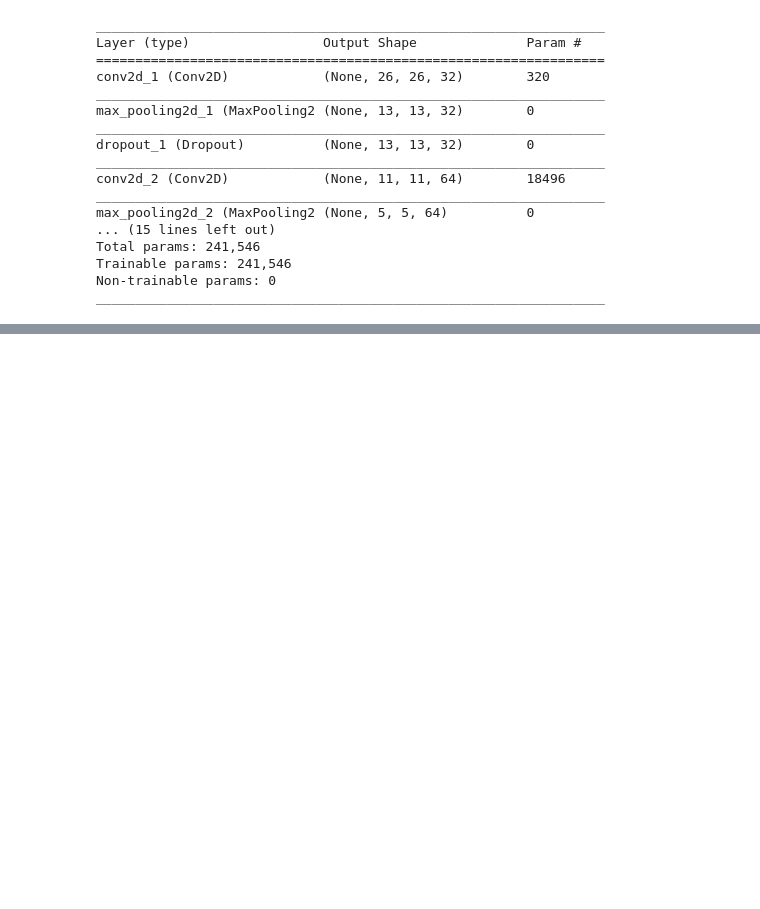
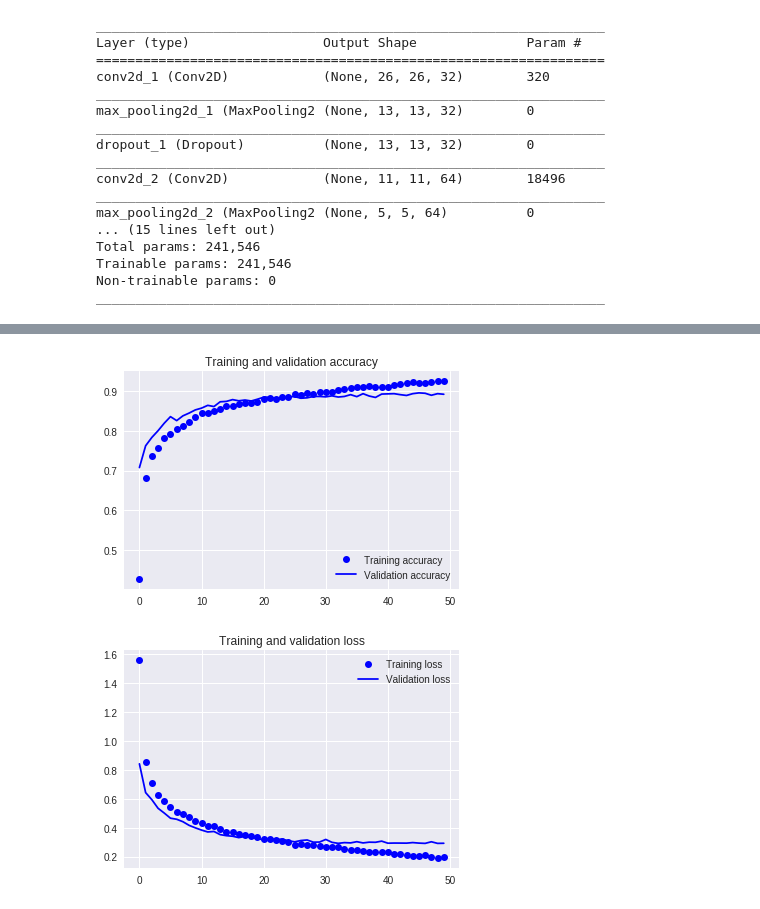
Before and after one commit to ronnieejha/Kaggle_Noteboks, a Jupyter notebook: Fashion_Mnist/fashion_mnist.ipynb, the cells around one changed output, grey strips where cells are left out. Saved outputs shown, nothing was run; the diff lists cells and outputs as text; code cells hidden in the pictures; blank space fills up the shorter version.

```diff
--- a/Fashion_Mnist/fashion_mnist.ipynb
+++ b/Fashion_Mnist/fashion_mnist.ipynb
@@ -1,3 +1,25 @@
+# %%
+
+
+# 1. Authenticate and create the PyDrive client.
+auth.authenticate_user()
+gauth = GoogleAuth()
+gauth.credentials = GoogleCredentials.get_application_default()
+drive = GoogleDrive(gauth)
+
+#2. Get the file
+downloaded = drive.CreateFile({'id':''}) # replace the id with id of file you want to access
+downloaded.GetContentFile('fashion-mnist_test.csv')
+
+#3. Read file as panda dataframe
+import pandas as pd
+data_train = pd.read_csv('fashion-mnist_test.csv')
+
+downloaded = drive.CreateFile({'id':''}) # replace the id with id of file you want to access
+downloaded.GetContentFile('fashion-mnist_test.csv')
+
+
+data_test = pd.read_csv('fashion-mnist_train.csv')
 # %%
 # This Python 3 environment comes with many helpful analytics libraries installed
 # It is defined by the kaggle/python docker image: https://github.com/kaggle/docker-python
@@ -126,0 +160,21 @@ KeyboardInterrupt:
+# %%
+import matplotlib.pyplot as plt
+%matplotlib inline
+accuracy = history.history['acc']
+val_accuracy = history.history['val_acc']
+loss = history.history['loss']
+val_loss = history.history['val_loss']
+epochs = range(len(accuracy))
+plt.plot(epochs, accuracy, 'bo', label='Training accuracy')
+plt.plot(epochs, val_accuracy, 'b', label='Validation accuracy')
+plt.title('Training and validation accuracy')
+plt.legend()
+plt.figure()
+plt.plot(epochs, loss, 'bo', label='Training loss')
+plt.plot(epochs, val_loss, 'b', label='Validation loss')
+plt.title('Training and validation loss')
+plt.legend()
+plt.show()
+# %% [output]
+[figure, added]
+[figure, added]
```
Also changed, not shown: parts of 10 cells of this notebook.
